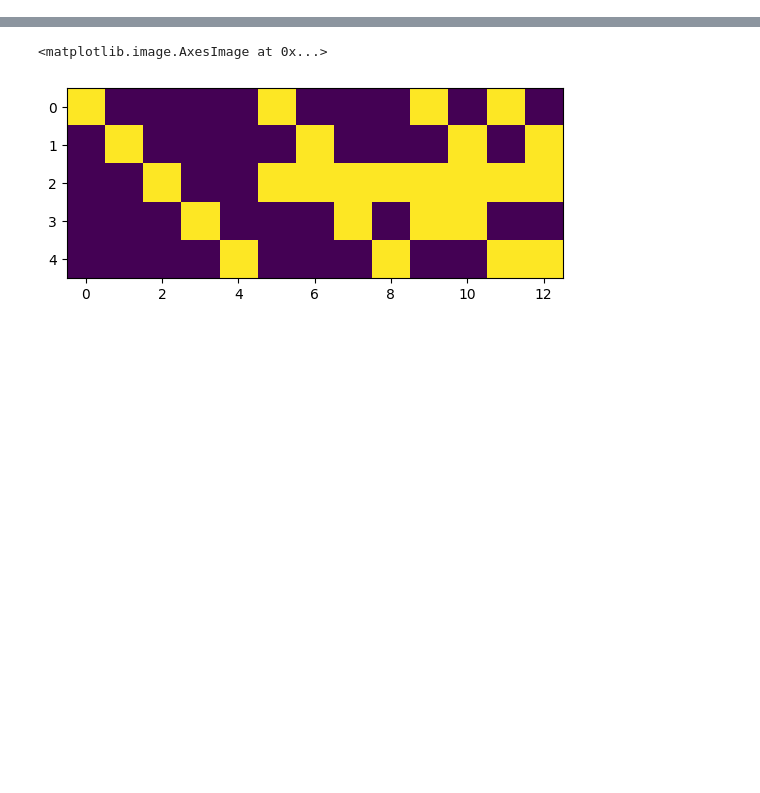
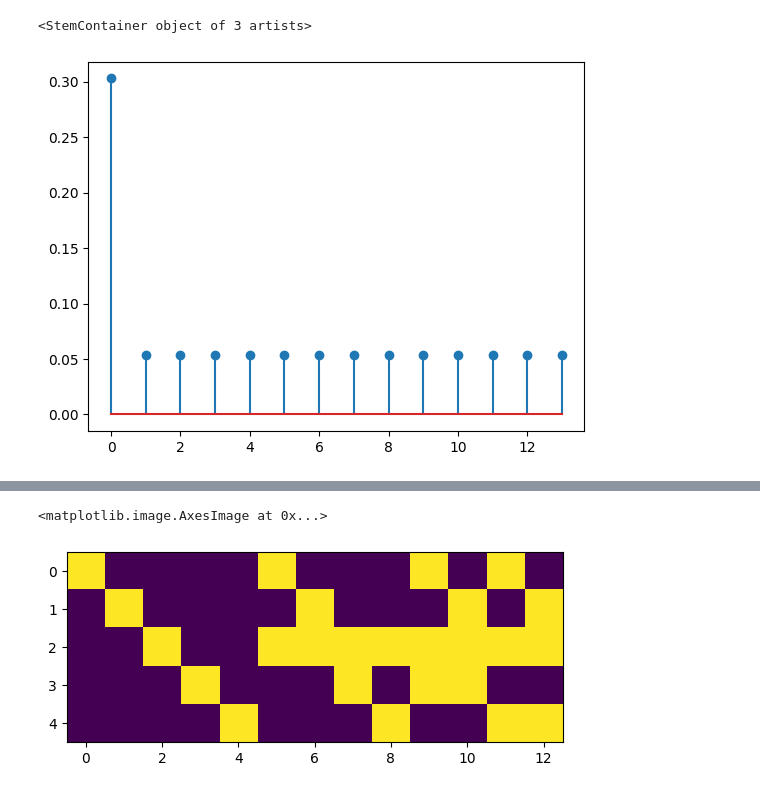
Before and after one commit to Oseluss/RMS, a Jupyter notebook: bench-test.ipynb, the cells around one changed output, grey strips where cells are left out. Saved outputs shown, nothing was run; the diff lists cells and outputs as text; code cells hidden in the pictures; blank space fills up the shorter version.

```diff
--- a/bench-test.ipynb
+++ b/bench-test.ipynb
@@ -18,3 +18,39 @@ from algorithms.QL_LowRank import select_action as select_action_LR
 NUMERO_DE_NUCLEOS = 16
 
 torch.set_num_threads(NUMERO_DE_NUCLEOS)
+# %%
+env = env_hubs2(model="Exp", T=1000)
+s, _ = env.set_initial(s = [0]*env.I)
+# %%
+s_t = []
+r_t = []
+# %%
+max_steps = 1000
+p = 1
+
+R = 0
+
+for step in range(max_steps):
+
+    if p == 0:
+        a = [1,1,1,1,1,0,0,0,0,0,0,0,0]
+    elif p == 1:
+        a = [1,1,1,1,1,1,1,1,1,1,1,1,1]
+    elif p == 2:
+        a = list(np.random.choice([0, 1], size=13))
+
+    s_prime, r, done, _, _ = env.step(a)
+    s_t.append(s_prime-s)
+    r_t.append(r)
+    s = s_prime
+
+    R += r
+
+    if done:
+        S = s_prime
+        break
+# %%
+plt.stem(env.P_j_dist(a = [1,1,1,1,1,1,1,1,1,1,1,1,1]))
+# %% [output]
+<StemContainer object of 3 artists>
+[figure, added]
```
Also changed, not shown: parts of 10 cells of this notebook, 7 other files.
